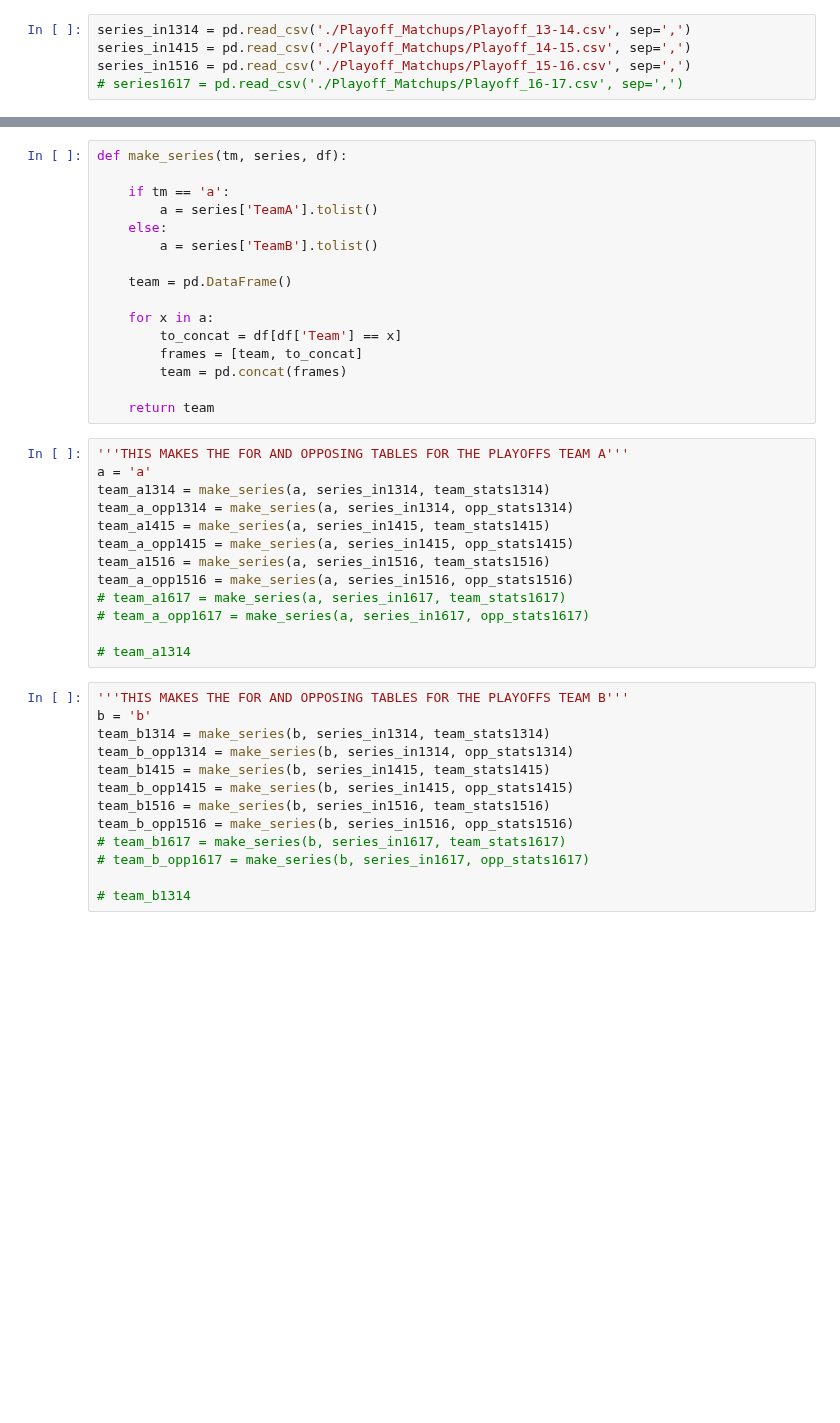
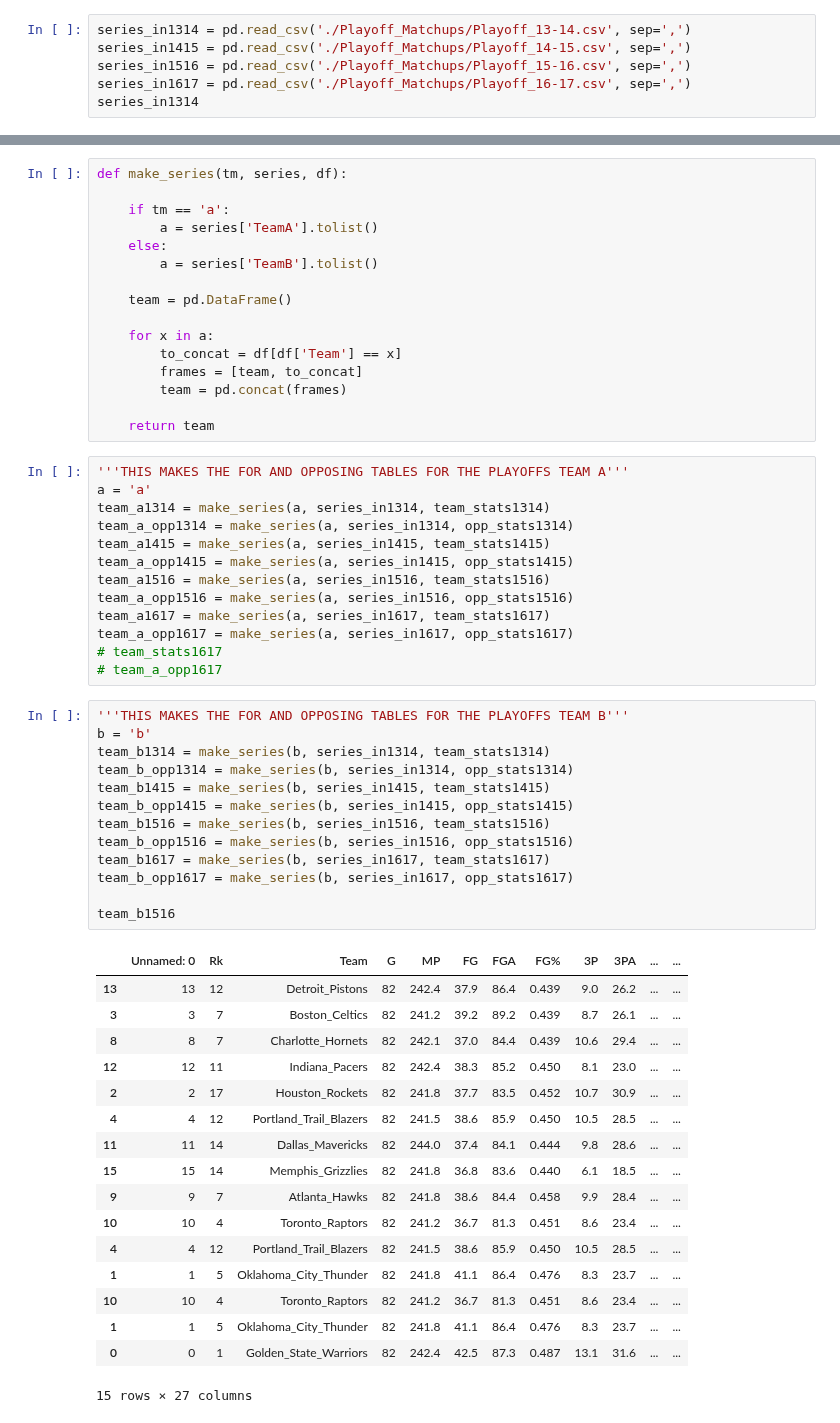
Before and after one commit to MaloneRobert/BasketballPredictor, a Jupyter notebook: Series_Preprocess.ipynb, the cells around one changed output, grey strips where cells are left out. Saved outputs shown, nothing was run; the diff lists cells and outputs as text; blank space fills up the shorter version.

Commit message:
updated Series_preprocess

```diff
--- a/Series_Preprocess.ipynb
+++ b/Series_Preprocess.ipynb
@@ -56,4 +55,5 @@ for df in opp_arr:
 series_in1314 = pd.read_csv('./Playoff_Matchups/Playoff_13-14.csv', sep=',')
 series_in1415 = pd.read_csv('./Playoff_Matchups/Playoff_14-15.csv', sep=',')
 series_in1516 = pd.read_csv('./Playoff_Matchups/Playoff_15-16.csv', sep=',')
-# series1617 = pd.read_csv('./Playoff_Matchups/Playoff_16-17.csv', sep=',')
+series_in1617 = pd.read_csv('./Playoff_Matchups/Playoff_16-17.csv', sep=',')
+series_in1314
@@ -82,23 +99,41 @@ team_a1415 = make_series(a, series_in1415, team_stats1415)
 team_a_opp1415 = make_series(a, series_in1415, opp_stats1415)
 team_a1516 = make_series(a, series_in1516, team_stats1516)
 team_a_opp1516 = make_series(a, series_in1516, opp_stats1516)
-# team_a1617 = make_series(a, series_in1617, team_stats1617)
-# team_a_opp1617 = make_series(a, series_in1617, opp_stats1617)
-
-# team_a1314
+team_a1617 = make_series(a, series_in1617, team_stats1617)
+team_a_opp1617 = make_series(a, series_in1617, opp_stats1617)
+# team_stats1617
+# team_a_opp1617
 # %%
 '''THIS MAKES THE FOR AND OPPOSING TABLES FOR THE PLAYOFFS TEAM B'''
 b = 'b'
 team_b1314 = make_series(b, series_in1314, team_stats1314)
 team_b_opp1314 = make_series(b, series_in1314, opp_stats1314)
 team_b1415 = make_series(b, series_in1415, team_stats1415)
 team_b_opp1415 = make_series(b, series_in1415, opp_stats1415)
 team_b1516 = make_series(b, series_in1516, team_stats1516)
 team_b_opp1516 = make_series(b, series_in1516, opp_stats1516)
-# team_b1617 = make_series(b, series_in1617, team_stats1617)
-# team_b_opp1617 = make_series(b, series_in1617, opp_stats1617)
+team_b1617 = make_series(b, series_in1617, team_stats1617)
+team_b_opp1617 = make_series(b, series_in1617, opp_stats1617)
 
-# team_b1314
+team_b1516
+# %% [output]
+|  | Unnamed: 0 | Rk | Team | G | MP | FG | FGA | FG% | 3P | 3PA | ... | ... |
+| 13 | 13 | 12 | Detroit_Pistons | 82 | 242.4 | 37.9 | 86.4 | 0.439 | 9.0 | 26.2 | ... | ... |
+| 3 | 3 | 7 | Boston_Celtics | 82 | 241.2 | 39.2 | 89.2 | 0.439 | 8.7 | 26.1 | ... | ... |
+| 8 | 8 | 7 | Charlotte_Hornets | 82 | 242.1 | 37.0 | 84.4 | 0.439 | 10.6 | 29.4 | ... | ... |
+| 12 | 12 | 11 | Indiana_Pacers | 82 | 242.4 | 38.3 | 85.2 | 0.450 | 8.1 | 23.0 | ... | ... |
+| 2 | 2 | 17 | Houston_Rockets | 82 | 241.8 | 37.7 | 83.5 | 0.452 | 10.7 | 30.9 | ... | ... |
+| 4 | 4 | 12 | Portland_Trail_Blazers | 82 | 241.5 | 38.6 | 85.9 | 0.450 | 10.5 | 28.5 | ... | ... |
+| 11 | 11 | 14 | Dallas_Mavericks | 82 | 244.0 | 37.4 | 84.1 | 0.444 | 9.8 | 28.6 | ... | ... |
+| 15 | 15 | 14 | Memphis_Grizzlies | 82 | 241.8 | 36.8 | 83.6 | 0.440 | 6.1 | 18.5 | ... | ... |
+| 9 | 9 | 7 | Atlanta_Hawks | 82 | 241.8 | 38.6 | 84.4 | 0.458 | 9.9 | 28.4 | ... | ... |
+| 10 | 10 | 4 | Toronto_Raptors | 82 | 241.2 | 36.7 | 81.3 | 0.451 | 8.6 | 23.4 | ... | ... |
+| 4 | 4 | 12 | Portland_Trail_Blazers | 82 | 241.5 | 38.6 | 85.9 | 0.450 | 10.5 | 28.5 | ... | ... |
+| 1 | 1 | 5 | Oklahoma_City_Thunder | 82 | 241.8 | 41.1 | 86.4 | 0.476 | 8.3 | 23.7 | ... | ... |
+| 10 | 10 | 4 | Toronto_Raptors | 82 | 241.2 | 36.7 | 81.3 | 0.451 | 8.6 | 23.4 | ... | ... |
+| 1 | 1 | 5 | Oklahoma_City_Thunder | 82 | 241.8 | 41.1 | 86.4 | 0.476 | 8.3 | 23.7 | ... | ... |
+| 0 | 0 | 1 | Golden_State_Warriors | 82 | 242.4 | 42.5 | 87.3 | 0.487 | 13.1 | 31.6 | ... | ... |
+15 rows × 27 columns
 # %%
 '''THIS MAKES THE WINNER DATAFRAME'''
 winner1314 = series_in1314['Winner']
```
Also changed, not shown: parts of 6 cells of this notebook, 28 other files.
